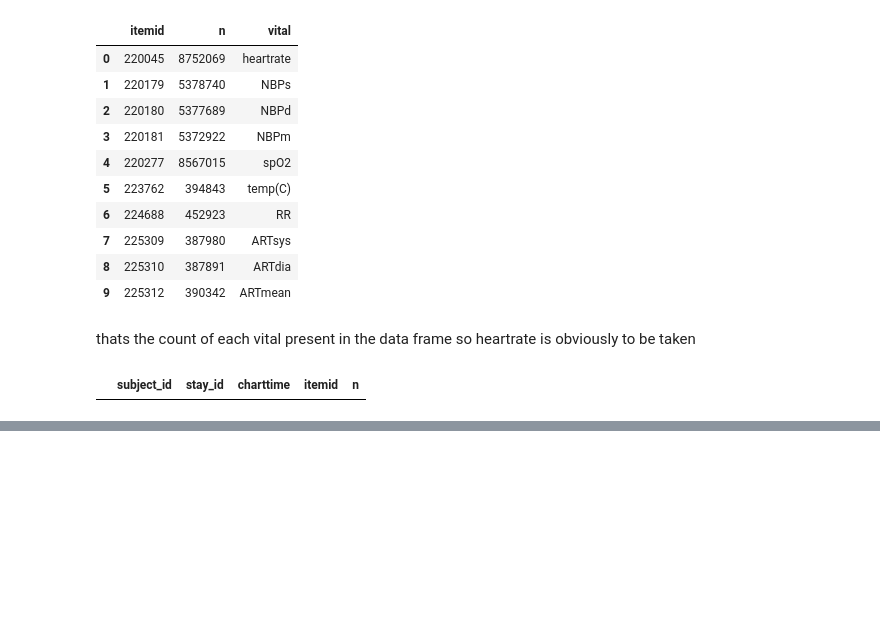
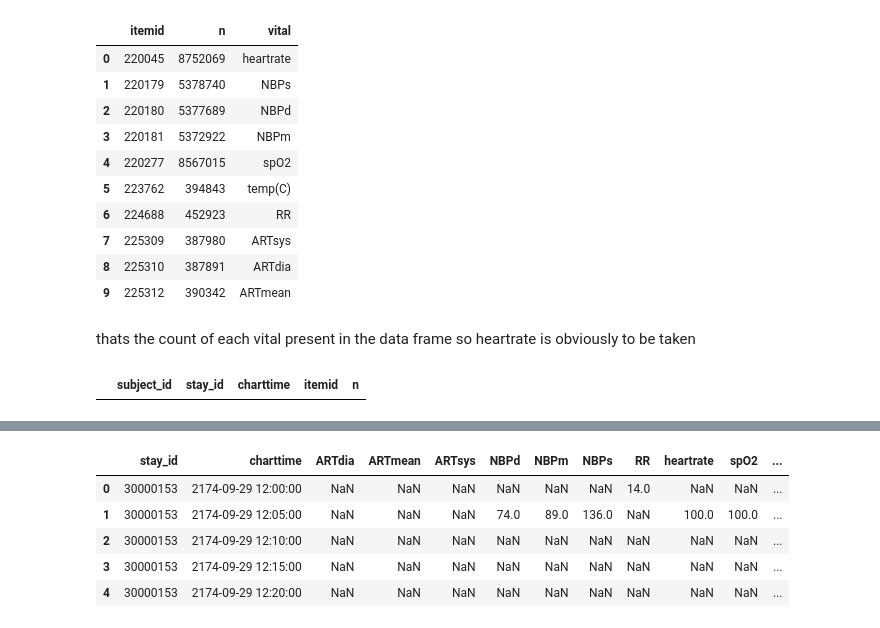
Before and after one commit to pranavv2707/ICU, a Jupyter notebook: notebooks/preprocessing.ipynb, the cells around one changed output, grey strips where cells are left out. Drawn from its saved outputs; the diff is of its cells as text; code cells hidden in the pictures; blank space fills up the shorter version.

```diff
--- a/notebooks/preprocessing.ipynb
+++ b/notebooks/preprocessing.ipynb
@@ -238,0 +508,6 @@ table1
+# %%
+vital_cols=[
+    "ARTdia", "ARTmean", "ARTsys",
+    "NBPd", "NBPm", "NBPs",
+    "RR", "heartrate", "spO2", "temp(C)"
+]
@@ -238,0 +545,9 @@ table1
+# %%
+uniform.head()
+# %% [output]
+|  | stay_id | charttime | ARTdia | ARTmean | ARTsys | NBPd | NBPm | NBPs | RR | heartrate | spO2 | ... |
+| 0 | 30000153 | 2174-09-29 12:00:00 | NaN | NaN | NaN | NaN | NaN | NaN | 14.0 | NaN | NaN | ... |
+| 1 | 30000153 | 2174-09-29 12:05:00 | NaN | NaN | NaN | 74.0 | 89.0 | 136.0 | NaN | 100.0 | 100.0 | ... |
+| 2 | 30000153 | 2174-09-29 12:10:00 | NaN | NaN | NaN | NaN | NaN | NaN | NaN | NaN | NaN | ... |
+| 3 | 30000153 | 2174-09-29 12:15:00 | NaN | NaN | NaN | NaN | NaN | NaN | NaN | NaN | NaN | ... |
+| 4 | 30000153 | 2174-09-29 12:20:00 | NaN | NaN | NaN | NaN | NaN | NaN | NaN | NaN | NaN | ... |
```
Also changed, not shown: parts of 47 cells of this notebook, 2 other files.
